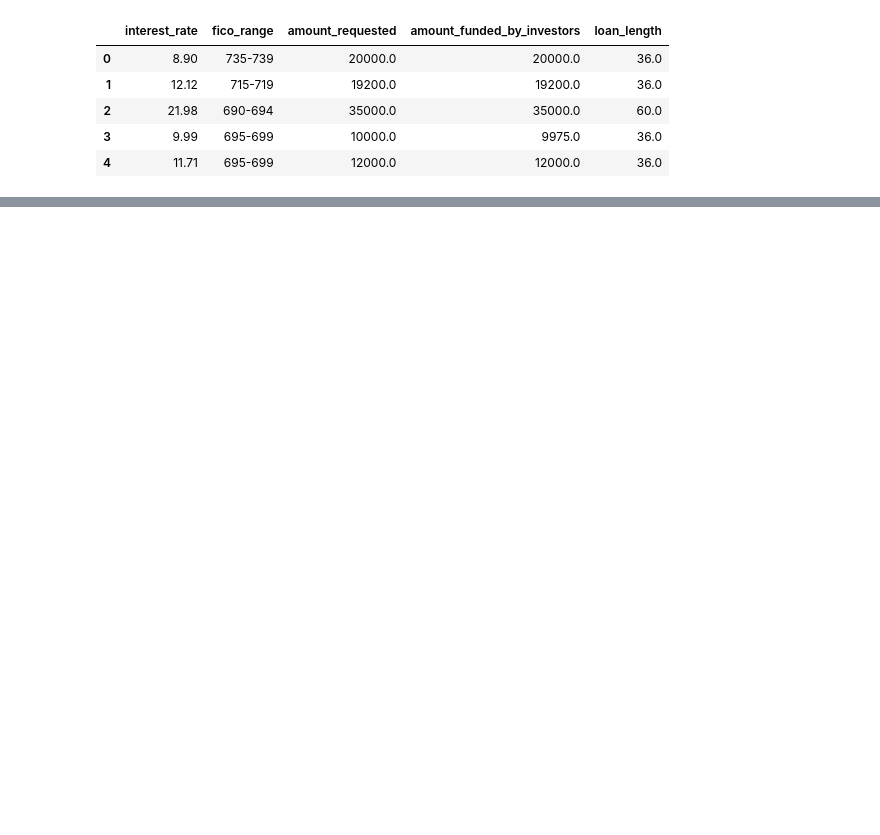
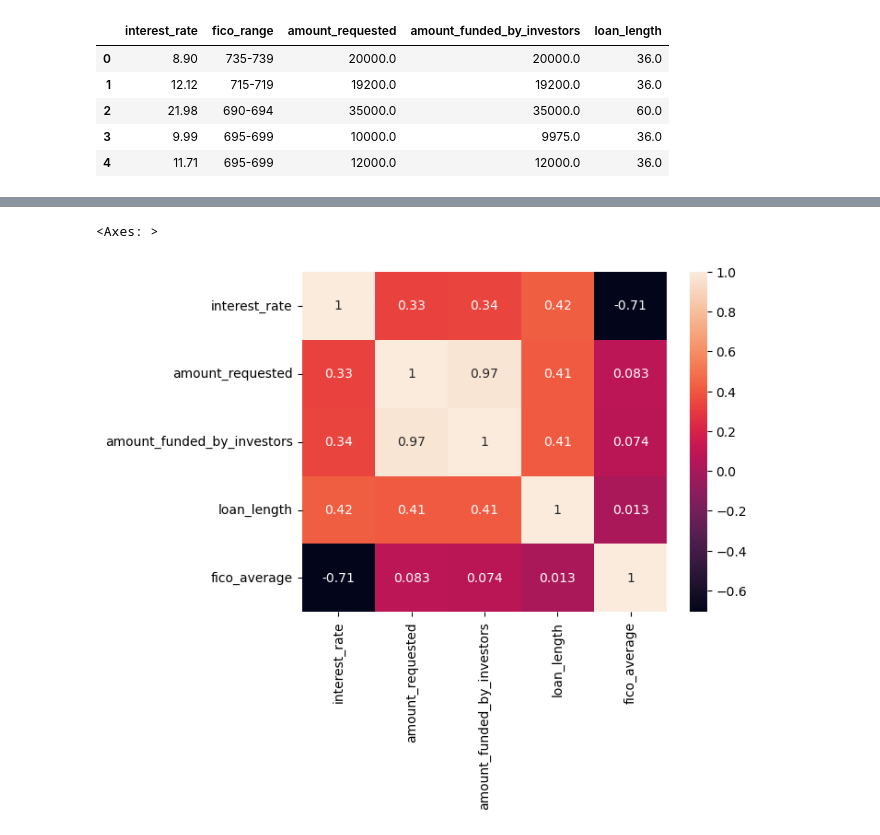
Before and after one commit to DocYoungblood/linear_regression_case_study, a Jupyter notebook: YB_EDA.ipynb, the cells around one changed output, grey strips where cells are left out. Saved outputs shown, nothing was run; the diff lists cells and outputs as text; code cells hidden in the pictures; blank space fills up the shorter version.

```diff
--- a/YB_EDA.ipynb
+++ b/YB_EDA.ipynb
@@ -27,0 +78,5 @@ banking.head()
+# %%
+# Convert fico_range to numerical by taking the average
+banking['fico_average'] = banking['fico_range'].apply(lambda x: (int(x.split('-')[0]) + int(x.split('-')[1])) / 2)
+banking.drop('fico_range', axis=1, inplace=True)
+banking.head()
@@ -27,0 +90,6 @@ banking.head()
+# %%
+corr_matrix = banking.corr()
+sns.heatmap(corr_matrix, annot=True)
+# %% [output]
+<Axes: >
+[figure, added]
```
Also changed, not shown: parts of 10 cells of this notebook.
